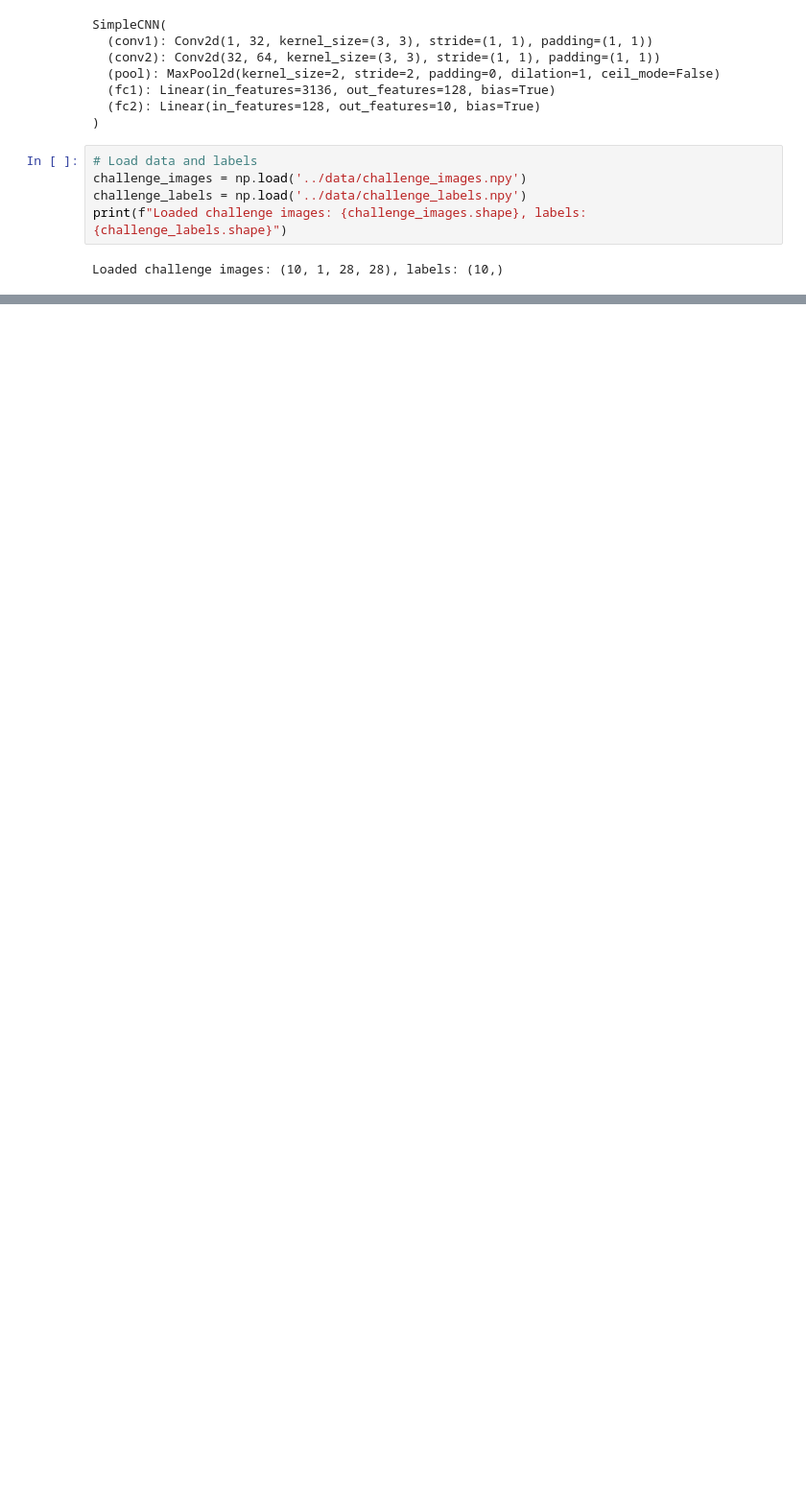
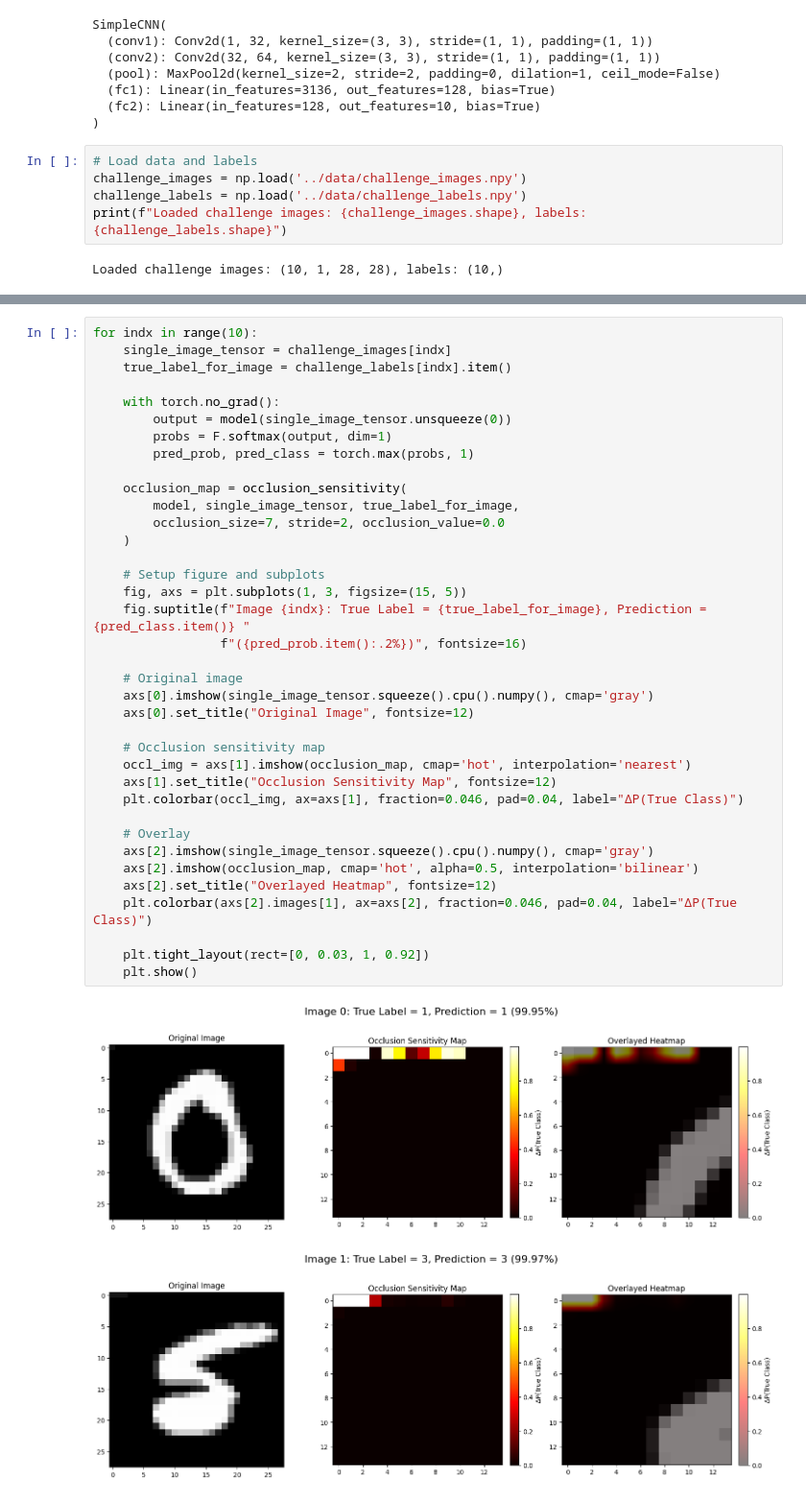
Before and after one commit to staldenhoefler/eai, a Jupyter notebook: code/mini_challenge.ipynb, the cells around one changed output, grey strips where cells are left out. Shown at 96% size. Cells and saved outputs as stored; diff of their text form; blank space fills up the shorter version.

Commit message:
Implemented occlusion sensitivity, Gradient x Input, Integrated Gradients and Grad-CAM

```diff
--- a/code/mini_challenge.ipynb
+++ b/code/mini_challenge.ipynb
@@ -79,0 +158,40 @@ array([1, 3, 7, 2, 0, 4, 9, 5, 6, 8])
+# %%
+for indx in range(10):
+    single_image_tensor = challenge_images[indx]
+    true_label_for_image = challenge_labels[indx].item()
+
+    with torch.no_grad():
+        output = model(single_image_tensor.unsqueeze(0))
+        probs = F.softmax(output, dim=1)
+        pred_prob, pred_class = torch.max(probs, 1)
+
+    occlusion_map = occlusion_sensitivity(
+        model, single_image_tensor, true_label_for_image,
+        occlusion_size=7, stride=2, occlusion_value=0.0
+    )
+
+    # Setup figure and subplots
+    fig, axs = plt.subplots(1, 3, figsize=(15, 5))
+    fig.suptitle(f"Image {indx}: True Label = {true_label_for_image}, Prediction = {pred_class.item()} "
+                 f"({pred_prob.item():.2%})", fontsize=16)
+
+    # Original image
+    axs[0].imshow(single_image_tensor.squeeze().cpu().numpy(), cmap='gray')
+    axs[0].set_title("Original Image", fontsize=12)
+
+    # Occlusion sensitivity map
+    occl_img = axs[1].imshow(occlusion_map, cmap='hot', interpolation='nearest')
+    axs[1].set_title("Occlusion Sensitivity Map", fontsize=12)
+    plt.colorbar(occl_img, ax=axs[1], fraction=0.046, pad=0.04, label="ΔP(True Class)")
+
+    # Overlay
+    axs[2].imshow(single_image_tensor.squeeze().cpu().numpy(), cmap='gray')
+    axs[2].imshow(occlusion_map, cmap='hot', alpha=0.5, interpolation='bilinear')
+    axs[2].set_title("Overlayed Heatmap", fontsize=12)
+    plt.colorbar(axs[2].images[1], ax=axs[2], fraction=0.046, pad=0.04, label="ΔP(True Class)")
+
+    plt.tight_layout(rect=[0, 0.03, 1, 0.92])
+    plt.show()
+# %% [output]
+[figure, added]
+[figure, added]
```
Also changed, not shown: parts of 57 cells of this notebook, 2 other files.
